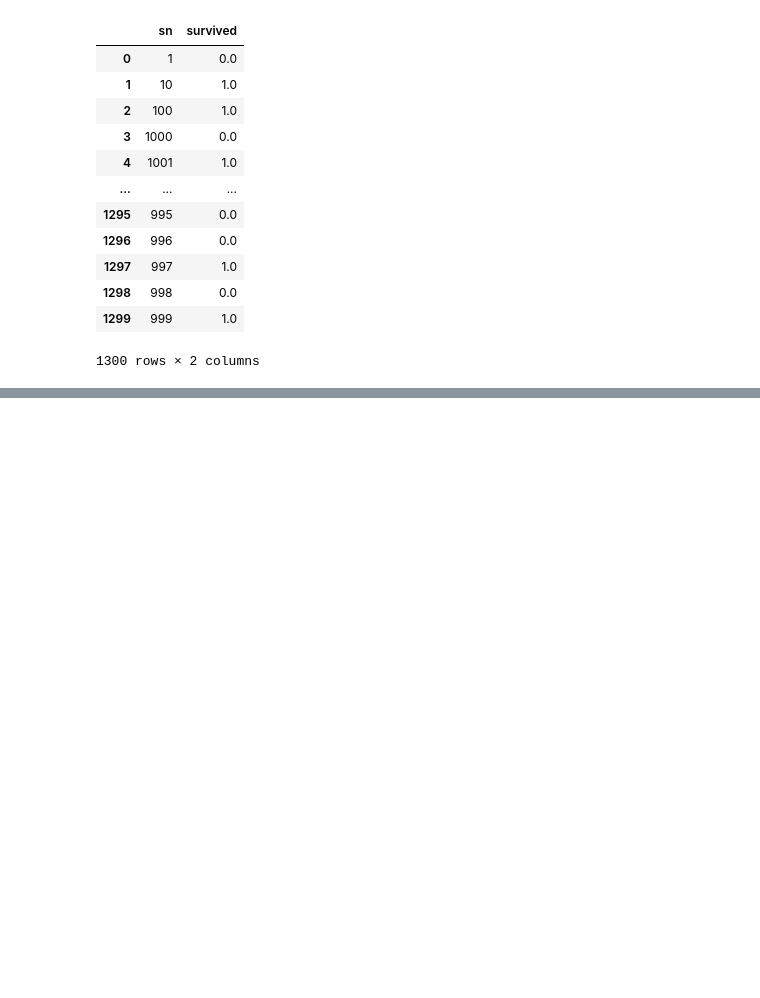
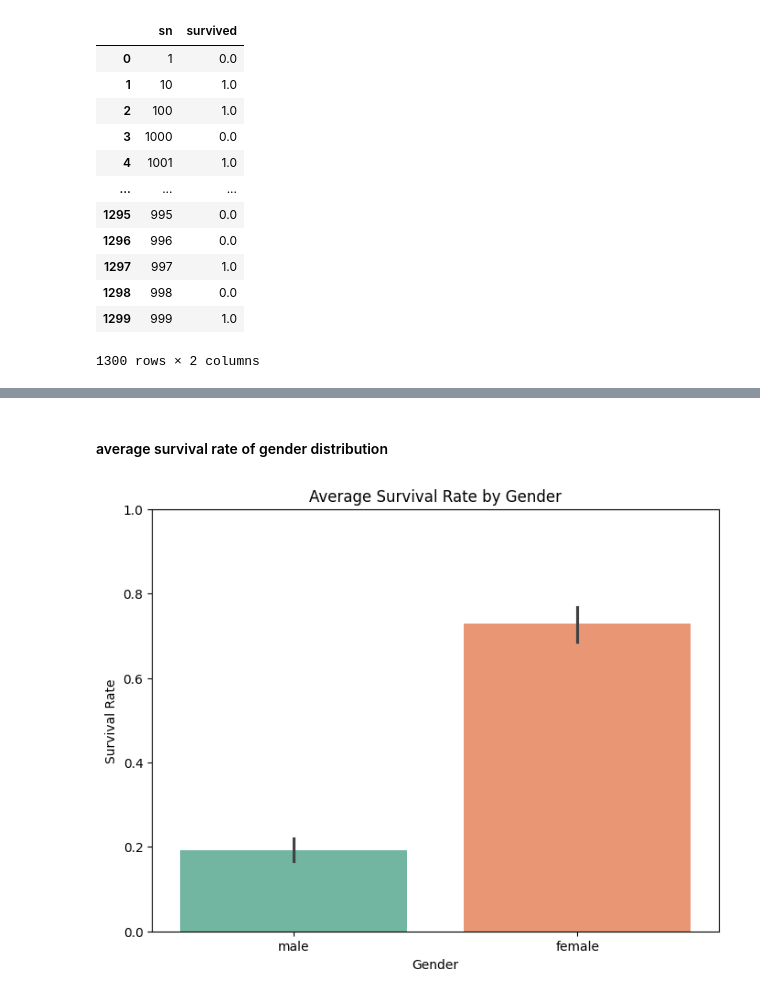
Before and after one commit to DataFlowDevs/Titanic_Survival_Prediction_Analysis, a Jupyter notebook: titanic_lab.ipynb, the cells around one changed output, grey strips where cells are left out. Saved outputs shown, nothing was run; the diff lists cells and outputs as text; code cells hidden in the pictures; blank space fills up the shorter version.

```diff
--- a/titanic_lab.ipynb
+++ b/titanic_lab.ipynb
@@ -258,0 +300,12 @@ the_titanic_df.groupby(['sn'], as_index=False)['survived'].mean()
+# %% [markdown]
+#### average survival rate of gender distribution
+# %%
+plt.figure(figsize=(8, 6))
+sns.barplot(x='gender', y='survived', data=the_titanic_df, hue='gender', palette='Set2')
+plt.title('Average Survival Rate by Gender')
+plt.ylabel('Survival Rate')
+plt.xlabel('Gender')
+plt.ylim(0, 1)
+plt.show()
+# %% [output]
+[figure, added]
```
Also changed, not shown: parts of 22 cells of this notebook.
